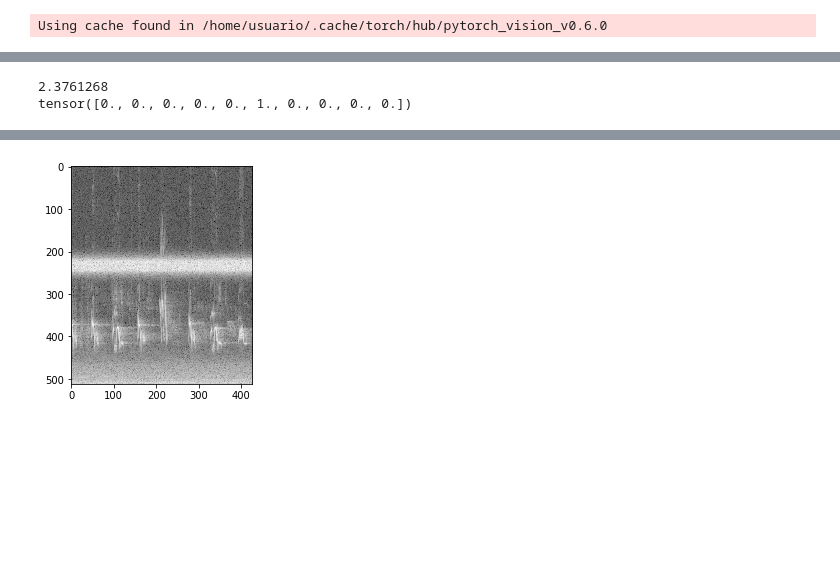
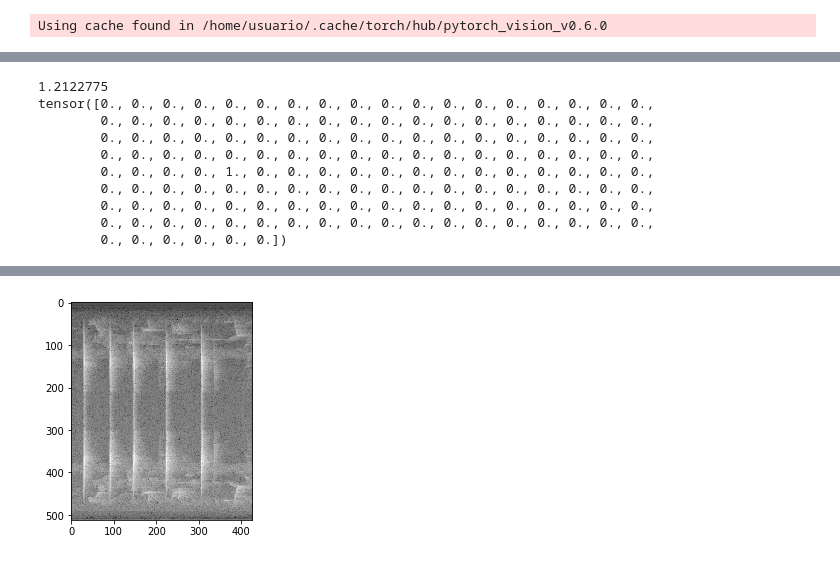
Before and after one commit to jganzabal/kaggle-birds, a Jupyter notebook: 50_pytorch.ipynb, the cells around one changed output, grey strips where cells are left out. Cells and saved outputs as stored; diff of their text form; code cells hidden in the pictures; blank space fills up the shorter version.

Commit message:
traininf 150

```diff
--- a/50_pytorch.ipynb
+++ b/50_pytorch.ipynb
@@ -53,0 +52,17 @@ training_generator = torch.utils.data.DataLoader(training_set, **params)
+# %%
+N = 2
+min_std = 0.5
+duration = 5
+
+params = {'batch_size': 64,
+          'shuffle': True,
+          'num_workers': 0}
+classes = np.unique(train_labels)
+n_classes = len(classes)
+training_set = Dataset(list(train_files)*N, classes, std_stats, chunk_seconds=duration, sr=sr, min_std=min_std, multilabel=True, add_noise=True, add_ambient_noise=True)
+validation_set = Dataset(list(val_files)*N, classes, std_stats, chunk_seconds=duration, sr=sr, min_std=min_std, multilabel=True, add_noise=False, add_ambient_noise=True)
+training_generator = torch.utils.data.DataLoader(training_set, **params)
+validation_generator = torch.utils.data.DataLoader(validation_set, **params)
+# %%
+for i, (X, y) in enumerate(validation_generator):
+    print(i, X.shape, y.shape)
@@ -64,6 +96,2 @@ from birds_filters import get_ambient_noise
 # %%
 # plt.plot(get_ambient_noise(1000, 22050))
-# %%
-for X, y in training_generator:
-    break
-X.shape, y.shape
@@ -78,16 +104,24 @@ spec.shape, y_pred.shape
 # %%
-N = 5
+N = 1
 sample_audio = X.detach().cpu().numpy()[N]
 sample_spectrogram = spec.detach().cpu().numpy()[N, :,:]
 plt.imshow(np.flipud(sample_spectrogram), cmap='gray')
 print(sample_audio.std())
 print(y[N])
 ipd.Audio(sample_audio.reshape(-1), rate=sr)
 # %% [output]
-2.3761268
-tensor([0., 0., 0., 0., 0., 1., 0., 0., 0., 0.])
+1.2122775
+tensor([0., 0., 0., 0., 0., 0., 0., 0., 0., 0., 0., 0., 0., 0., 0., 0., 0., 0.,
+        0., 0., 0., 0., 0., 0., 0., 0., 0., 0., 0., 0., 0., 0., 0., 0., 0., 0.,
+        0., 0., 0., 0., 0., 0., 0., 0., 0., 0., 0., 0., 0., 0., 0., 0., 0., 0.,
+        0., 0., 0., 0., 0., 0., 0., 0., 0., 0., 0., 0., 0., 0., 0., 0., 0., 0.,
+        0., 0., 0., 0., 1., 0., 0., 0., 0., 0., 0., 0., 0., 0., 0., 0., 0., 0.,
+        0., 0., 0., 0., 0., 0., 0., 0., 0., 0., 0., 0., 0., 0., 0., 0., 0., 0.,
+        0., 0., 0., 0., 0., 0., 0., 0., 0., 0., 0., 0., 0., 0., 0., 0., 0., 0.,
+        0., 0., 0., 0., 0., 0., 0., 0., 0., 0., 0., 0., 0., 0., 0., 0., 0., 0.,
+        0., 0., 0., 0., 0., 0.])
 [interactive output not drawn]
-[figure, old version]
+[figure, new version]
 # %%
 spec.max(), spec.min()
 # %% [output]
```
Also changed, not shown: parts of 16 cells of this notebook.
